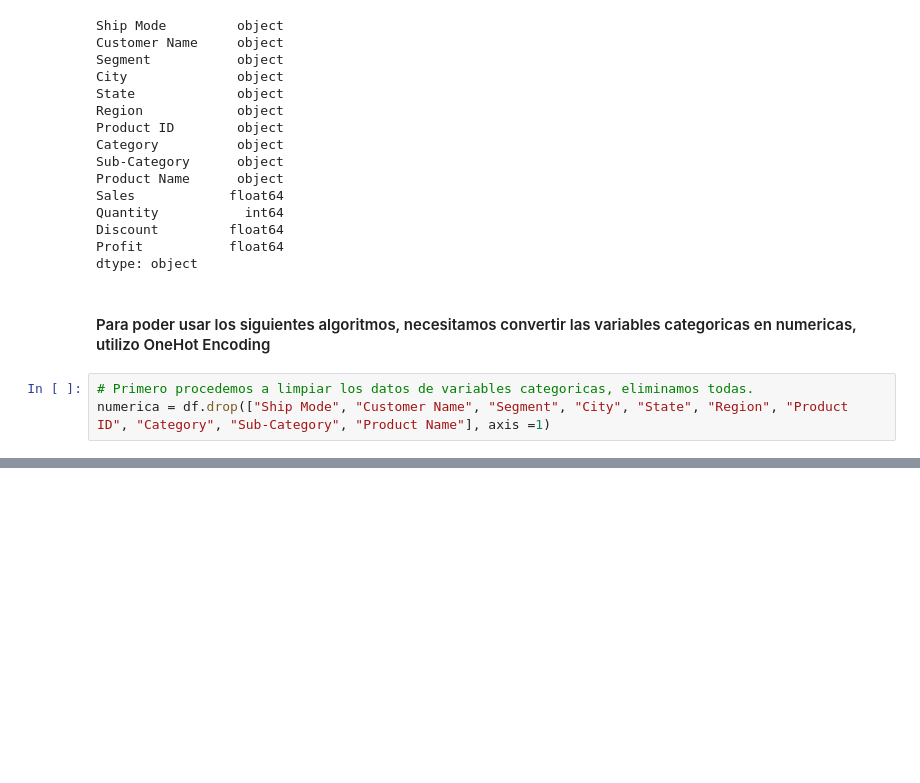
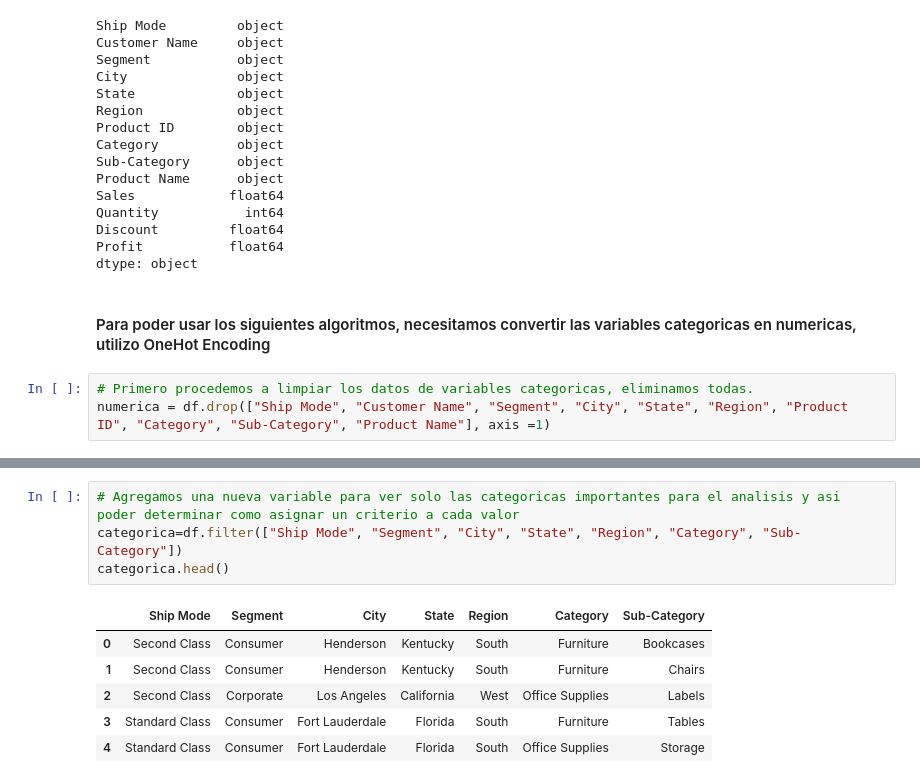
Before and after one commit to NestorDiazDataSC/SuperStore-Sales, a Jupyter notebook: Supermarket.ipynb, the cells around one changed output, grey strips where cells are left out. Cells and saved outputs as stored; diff of their text form; blank space fills up the shorter version.

```diff
--- a/Supermarket.ipynb
+++ b/Supermarket.ipynb
@@ -392,0 +382,11 @@ categoricas.head()
+# %%
+# Agregamos una nueva variable para ver solo las categoricas importantes para el analisis y asi poder determinar como asignar un criterio a cada valor
+categorica=df.filter(["Ship Mode", "Segment", "City", "State", "Region", "Category", "Sub-Category"])
+categorica.head()
+# %% [output]
+|  | Ship Mode | Segment | City | State | Region | Category | Sub-Category |
+| 0 | Second Class | Consumer | Henderson | Kentucky | South | Furniture | Bookcases |
+| 1 | Second Class | Consumer | Henderson | Kentucky | South | Furniture | Chairs |
+| 2 | Second Class | Corporate | Los Angeles | California | West | Office Supplies | Labels |
+| 3 | Standard Class | Consumer | Fort Lauderdale | Florida | South | Furniture | Tables |
+| 4 | Standard Class | Consumer | Fort Lauderdale | Florida | South | Office Supplies | Storage |
```
Also changed, not shown: parts of 17 cells of this notebook.
